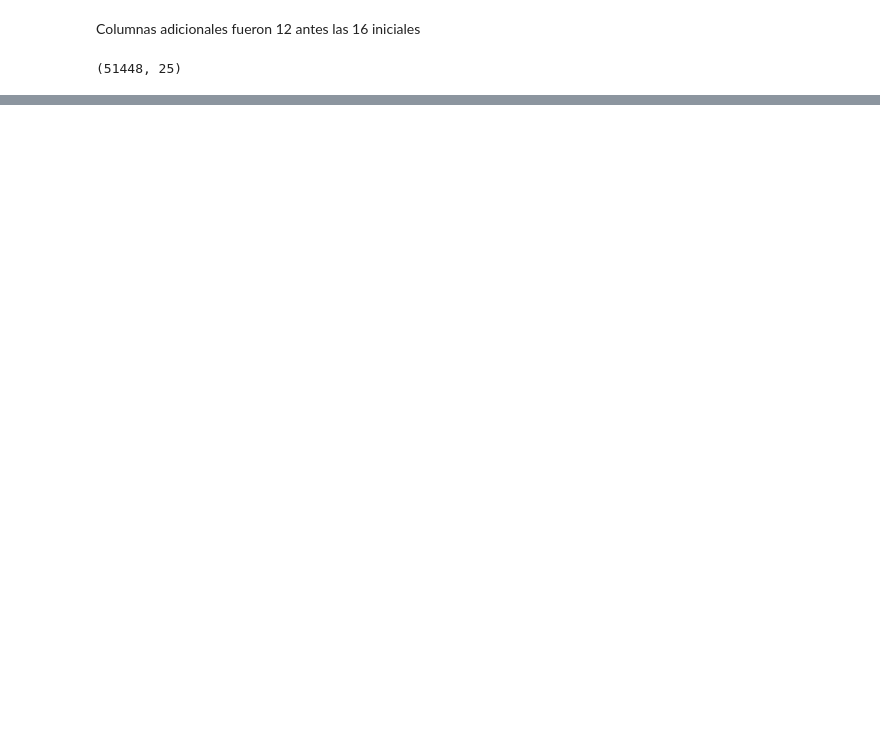
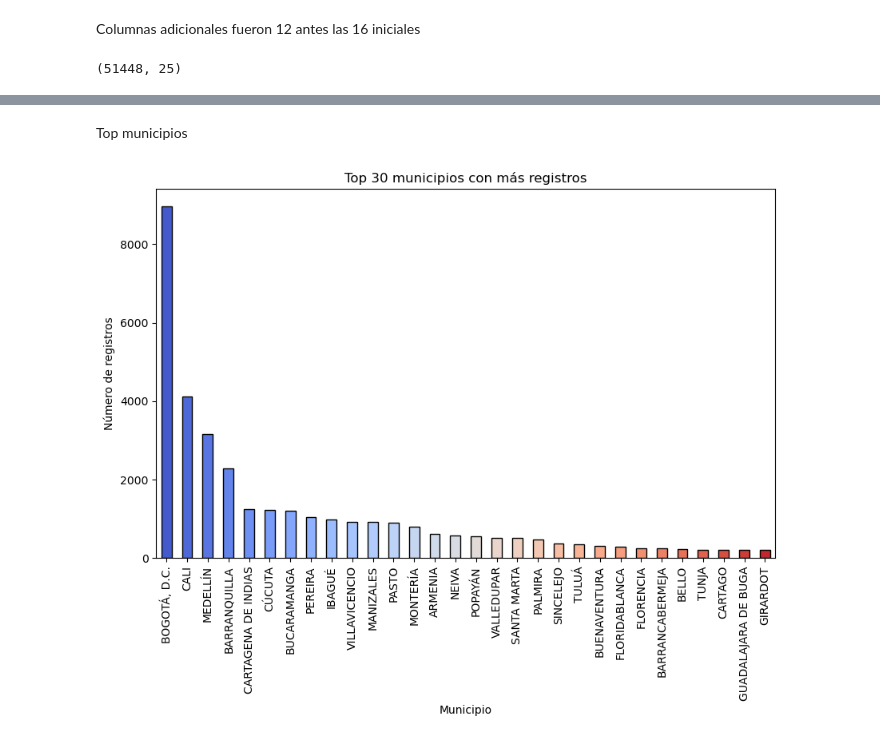
Before and after one commit to henrysaenz/cacervix, a Jupyter notebook: EDA.ipynb, the cells around one changed output, grey strips where cells are left out. Cells and saved outputs as stored; diff of their text form; code cells hidden in the pictures; blank space fills up the shorter version.

```diff
--- a/EDA.ipynb
+++ b/EDA.ipynb
@@ -514,0 +586,3 @@ data16.shape
+# %%
+data16['MUERTE_POR_OCUPACION'] = data16['MUERTE_POR_OCUPACION'].fillna('Sin información')
+data16['SIMUERTE_POR_OCUPACION'] = data16['SIMUERTE_POR_OCUPACION'].fillna('Sin información')
@@ -514,0 +622,15 @@ data16.shape
+# %% [markdown]
+Top municipios
+# %%
+top_municipios = data16['MUNICIPIO'].value_counts().nlargest(30)
+plt.figure(figsize=(10, 6))
+colors = sns.color_palette('coolwarm', len(top_municipios))
+
+top_municipios.plot(kind = 'bar', color = colors, edgecolor = 'black')
+plt.title('Top 30 municipios con más registros')
+plt.xlabel('Municipio')
+plt.ylabel('Número de registros')
+plt.xticks(rotation=90)
+plt.show()
+# %% [output]
+[figure, added]
```
Also changed, not shown: parts of 13 cells of this notebook, 2 other files.
